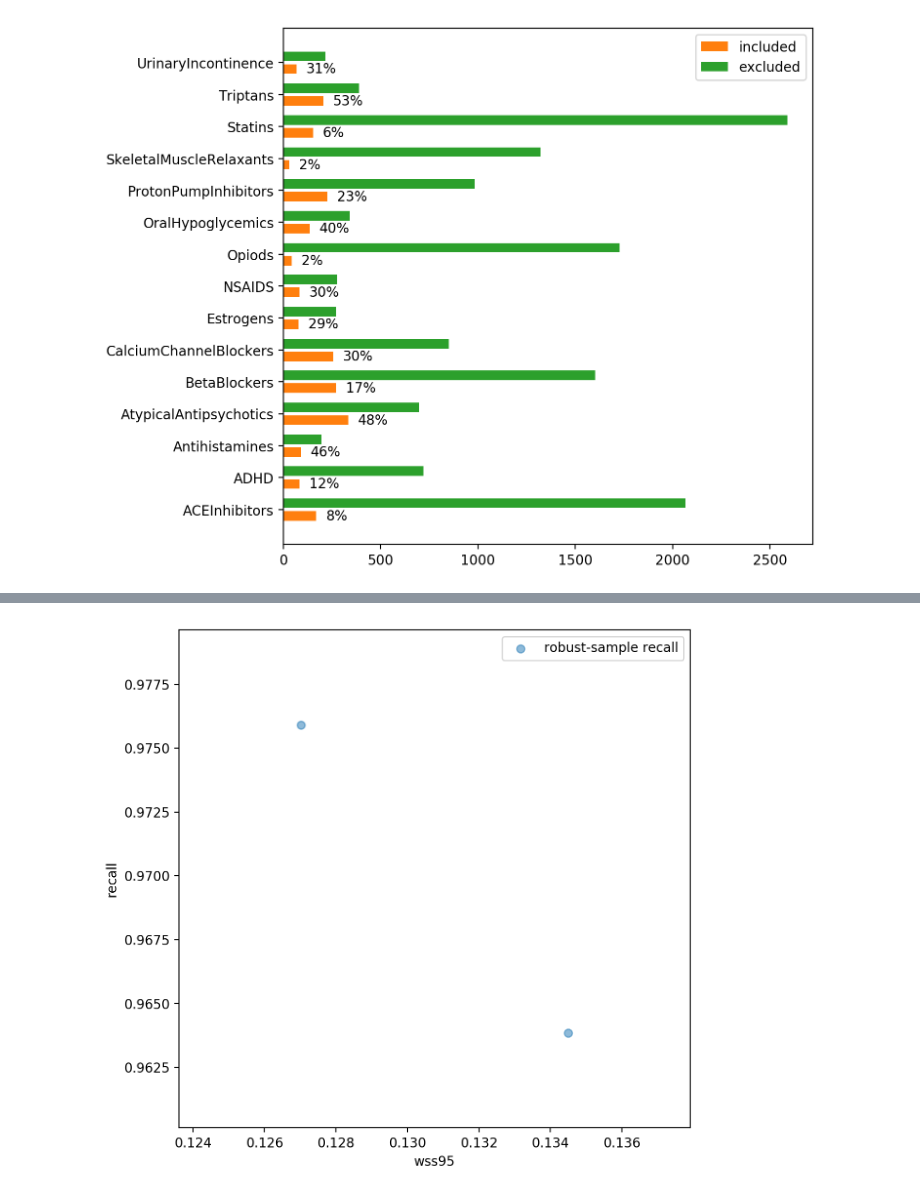
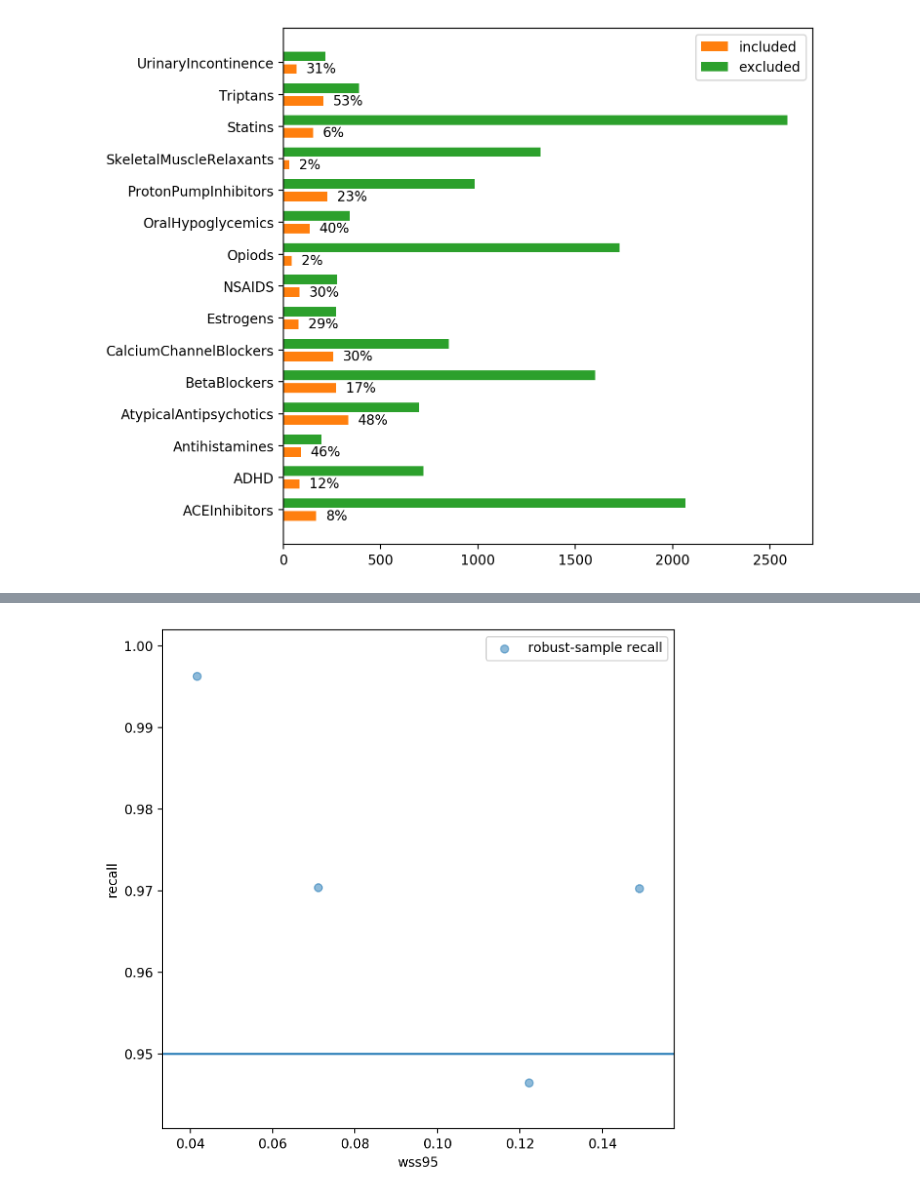
Before and after one commit to mcallaghan/rapid-screening, a Jupyter notebook: analysis/evaluation.ipynb, the cells around one changed output, grey strips where cells are left out. Drawn from its saved outputs; the diff is of its cells as text; code cells hidden in the pictures.

```diff
--- a/analysis/evaluation.ipynb
+++ b/analysis/evaluation.ipynb
@@ -195,18 +302,20 @@ r
 # %%
 fig, ax = plt.subplots(figsize=(7,7),dpi=200)
 ax.scatter(
-    rs_results_df['wss95_rs'], rs_results_df['recall_rs'],
+    rs_results_2['wss95_rs'], rs_results_2['recall_rs'],
     alpha=0.5,
     label="robust-sample recall"
 )
 
 
 ax.legend()
 ax.set_ylabel('recall')
 ax.set_xlabel('wss95')
+
+ax.axhline(0.95)
 plt.show()
 # %% [output]
-[figure, old version]
+[figure, new version]
 # %%
 fig, ax = plt.subplots(figsize=(7,7),dpi=200)
 ax.hexbin(
```
Also changed, not shown: parts of 15 cells of this notebook, 10 other files.
